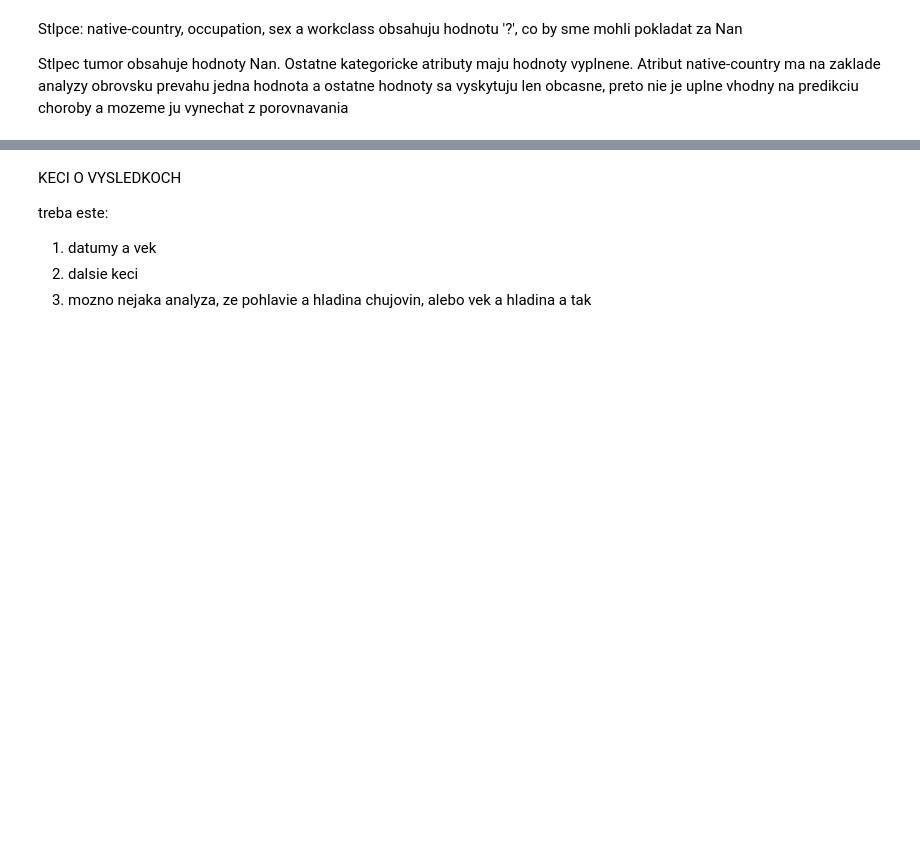
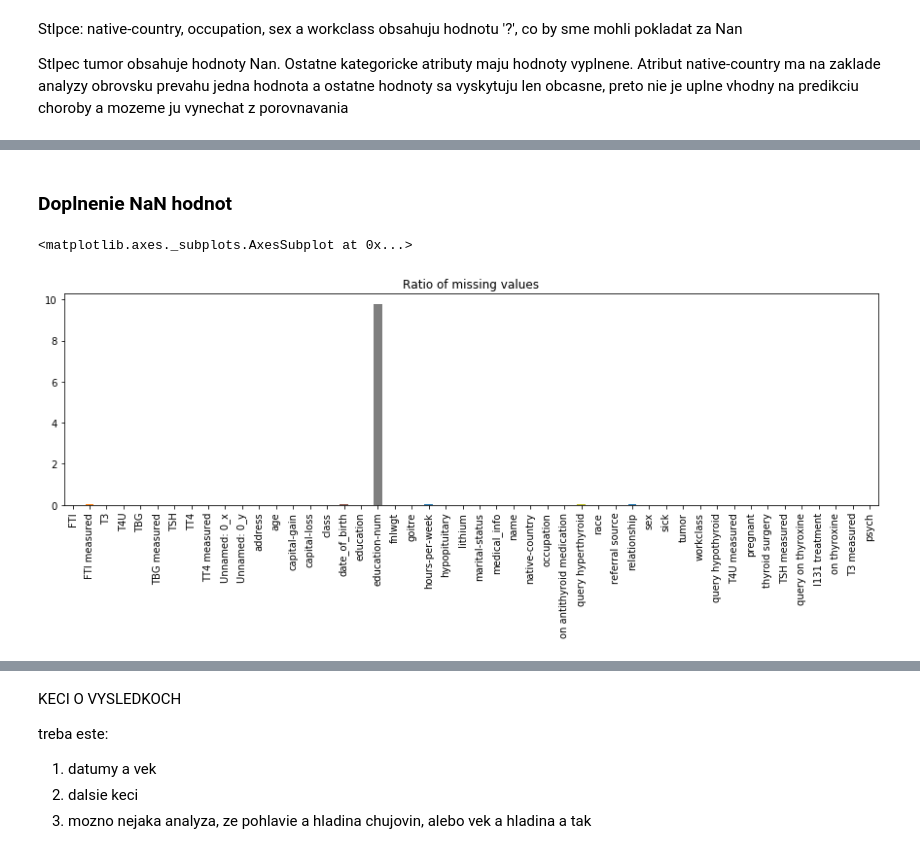
Before and after one commit to Pomichal/pr1_IAU, a Jupyter notebook: Preprocessing.ipynb, the cells around one changed output, grey strips where cells are left out. Drawn from its saved outputs; the diff is of its cells as text; code cells hidden in the pictures; blank space fills up the shorter version.

```diff
--- a/Preprocessing.ipynb
+++ b/Preprocessing.ipynb
@@ -230,7 +230,7 @@ class ObjectToNumeric(TransformerMixin):
     def transform(self,df):
         df_copy = df.copy()
         for col in self.columns:
-            df_copy['TT4'] = pd.to_numeric(df_copy[col], errors='coerce')
+            df_copy[col] = pd.to_numeric(df_copy[col], errors='coerce')
         return df_copy
 # %% [markdown]
 ### 2.1 Vychylene hodnoty
@@ -980,0 +1025,8 @@ KeyError: 'new_class'
+# %% [markdown]
+### Doplnenie NaN hodnot
+# %%
+plt.figure(figsize=(15,4))
+X_train.isna().sum().map(lambda x: (x / other_train.shape[0])* 100).plot(kind='bar',title = 'Ratio of missing values')
+# %% [output]
+<matplotlib.axes._subplots.AxesSubplot at 0x...>
+[figure, added]
```
Also changed, not shown: parts of 14 cells of this notebook.
